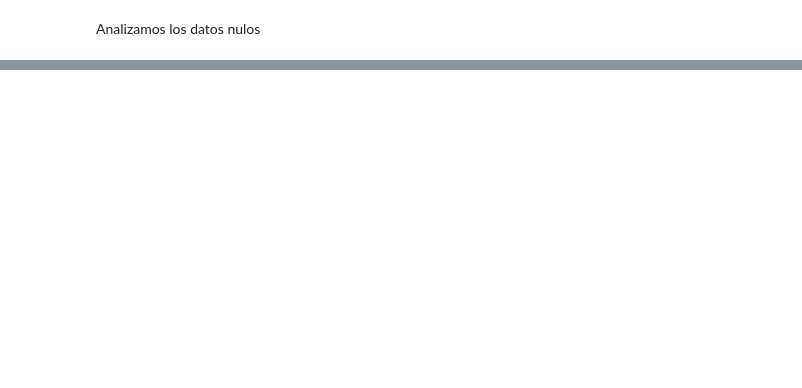
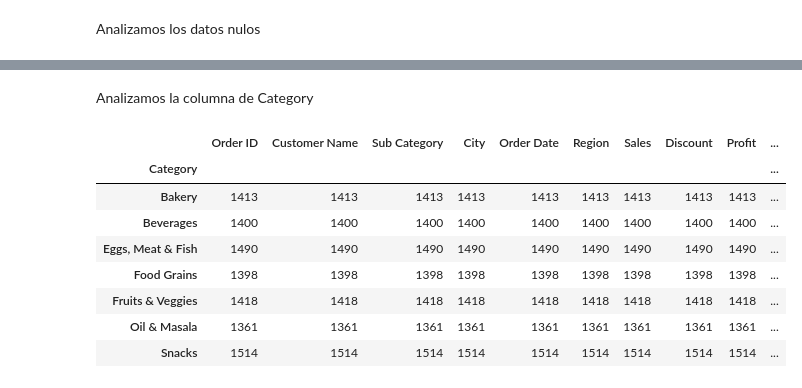
Before and after one commit to sergioguzman27/proyecto-pipline-datos, a Jupyter notebook: exploracion-datos.ipynb, the cells around one changed output, grey strips where cells are left out. Saved outputs shown, nothing was run; the diff lists cells and outputs as text; code cells hidden in the pictures; blank space fills up the shorter version.

```diff
--- a/exploracion-datos.ipynb
+++ b/exploracion-datos.ipynb
@@ -111,0 +123,14 @@ dataset[dataset['rating_count'].isnull() == True]
+# %% [markdown]
+Analizamos la columna de Category
+# %%
+dataset.groupby(by='Category').count()
+# %% [output]
+|  | Order ID | Customer Name | Sub Category | City | Order Date | Region | Sales | Discount | Profit | ... |
+| Category |  |  |  |  |  |  |  |  |  | ... |
+| Bakery | 1413 | 1413 | 1413 | 1413 | 1413 | 1413 | 1413 | 1413 | 1413 | ... |
+| Beverages | 1400 | 1400 | 1400 | 1400 | 1400 | 1400 | 1400 | 1400 | 1400 | ... |
+| Eggs, Meat & Fish | 1490 | 1490 | 1490 | 1490 | 1490 | 1490 | 1490 | 1490 | 1490 | ... |
+| Food Grains | 1398 | 1398 | 1398 | 1398 | 1398 | 1398 | 1398 | 1398 | 1398 | ... |
+| Fruits & Veggies | 1418 | 1418 | 1418 | 1418 | 1418 | 1418 | 1418 | 1418 | 1418 | ... |
+| Oil & Masala | 1361 | 1361 | 1361 | 1361 | 1361 | 1361 | 1361 | 1361 | 1361 | ... |
+| Snacks | 1514 | 1514 | 1514 | 1514 | 1514 | 1514 | 1514 | 1514 | 1514 | ... |
```
Also changed, not shown: parts of 13 cells of this notebook, 7 other files.
